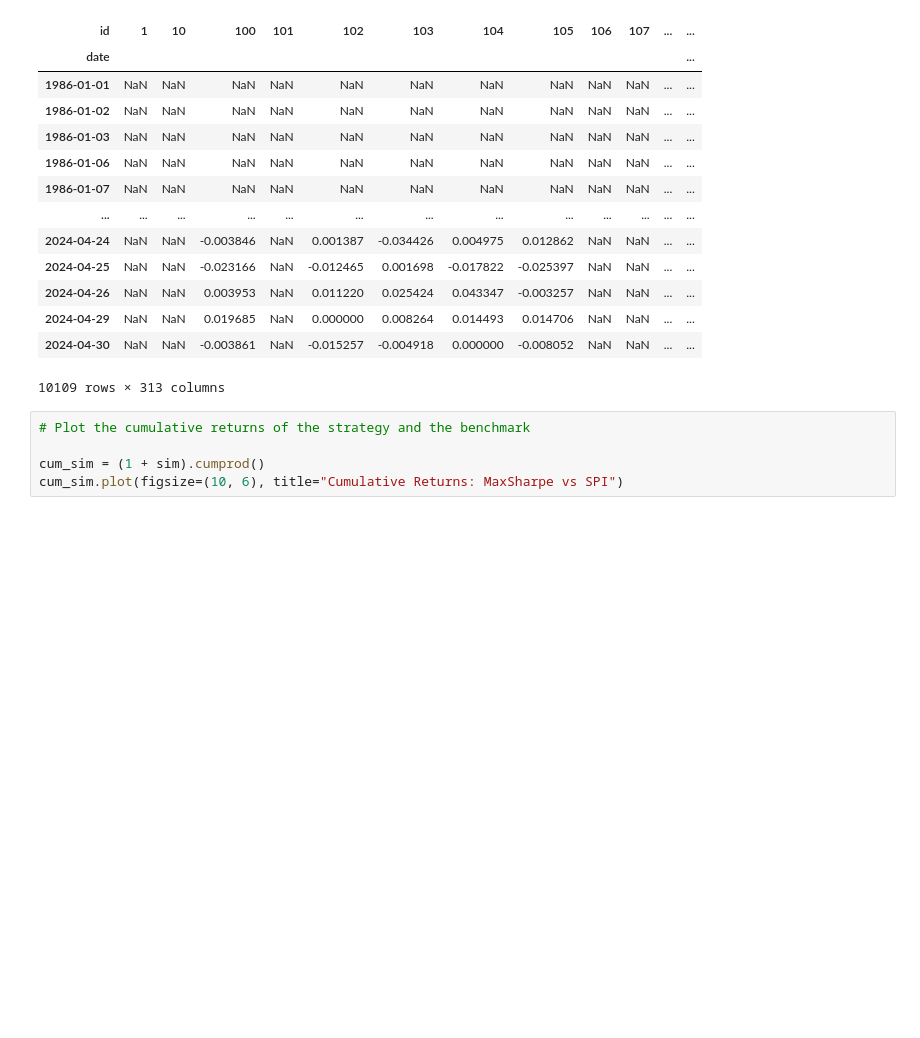
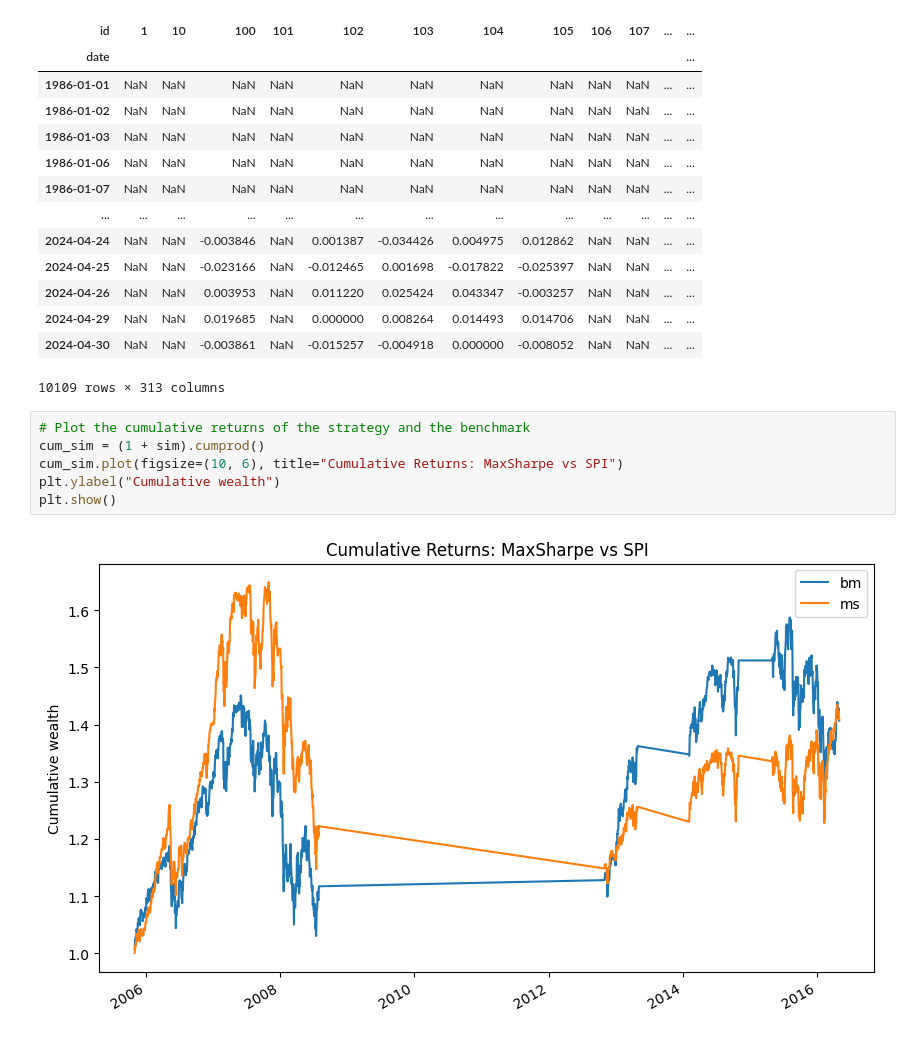
Before and after one commit to MatildeVenturi/qpmwp-course, a Jupyter notebook: assignments/assignment_3.ipynb, the cells around one changed output. Cells and saved outputs as stored; diff of their text form; blank space fills up the shorter version.

```diff
--- a/assignments/assignment_3.ipynb
+++ b/assignments/assignment_3.ipynb
@@ -468,8 +596,11 @@ return_series
 10109 rows × 313 columns
 # %%
 # Plot the cumulative returns of the strategy and the benchmark
-
 cum_sim = (1 + sim).cumprod()
 cum_sim.plot(figsize=(10, 6), title="Cumulative Returns: MaxSharpe vs SPI")
+plt.ylabel("Cumulative wealth")
+plt.show()
+# %% [output]
+[figure, added]
 # %%
 # Turnover
```
Also changed, not shown: parts of 8 cells of this notebook.
